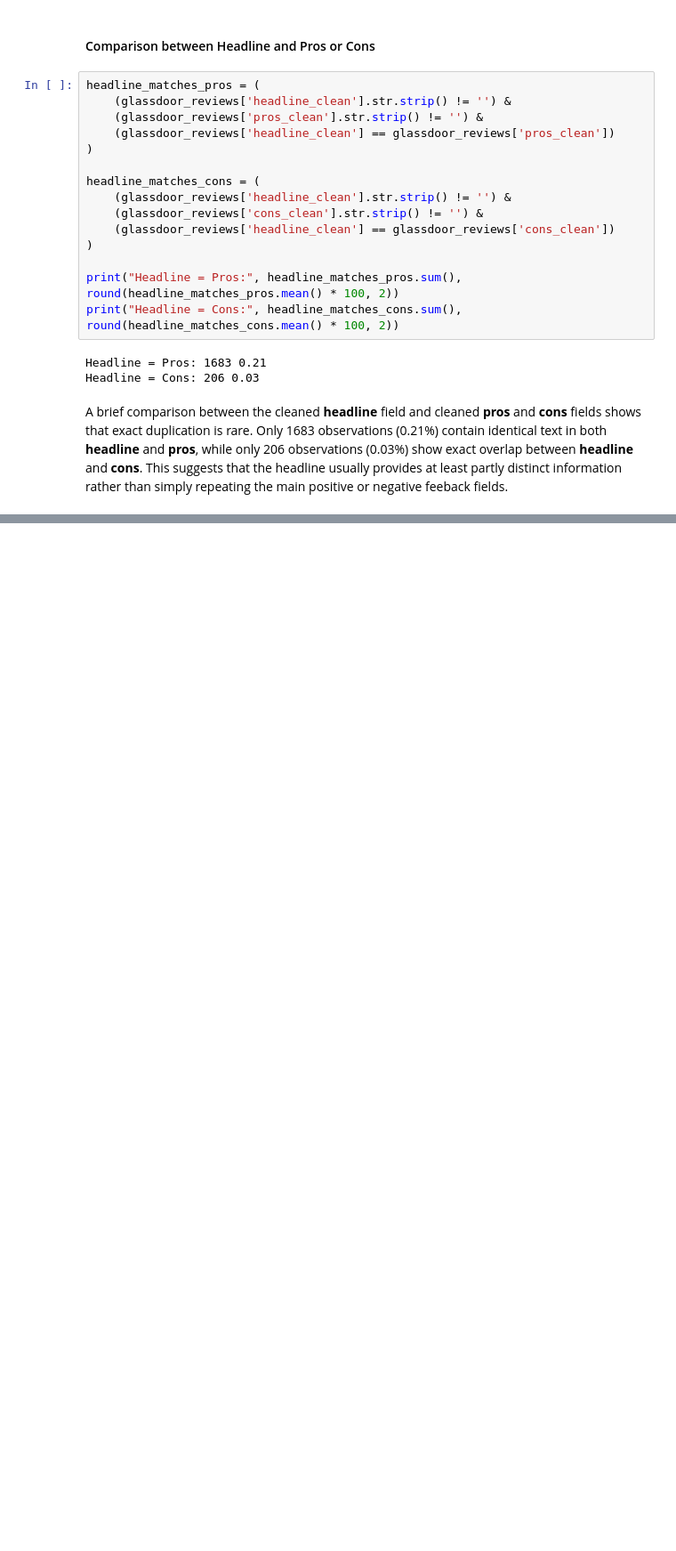
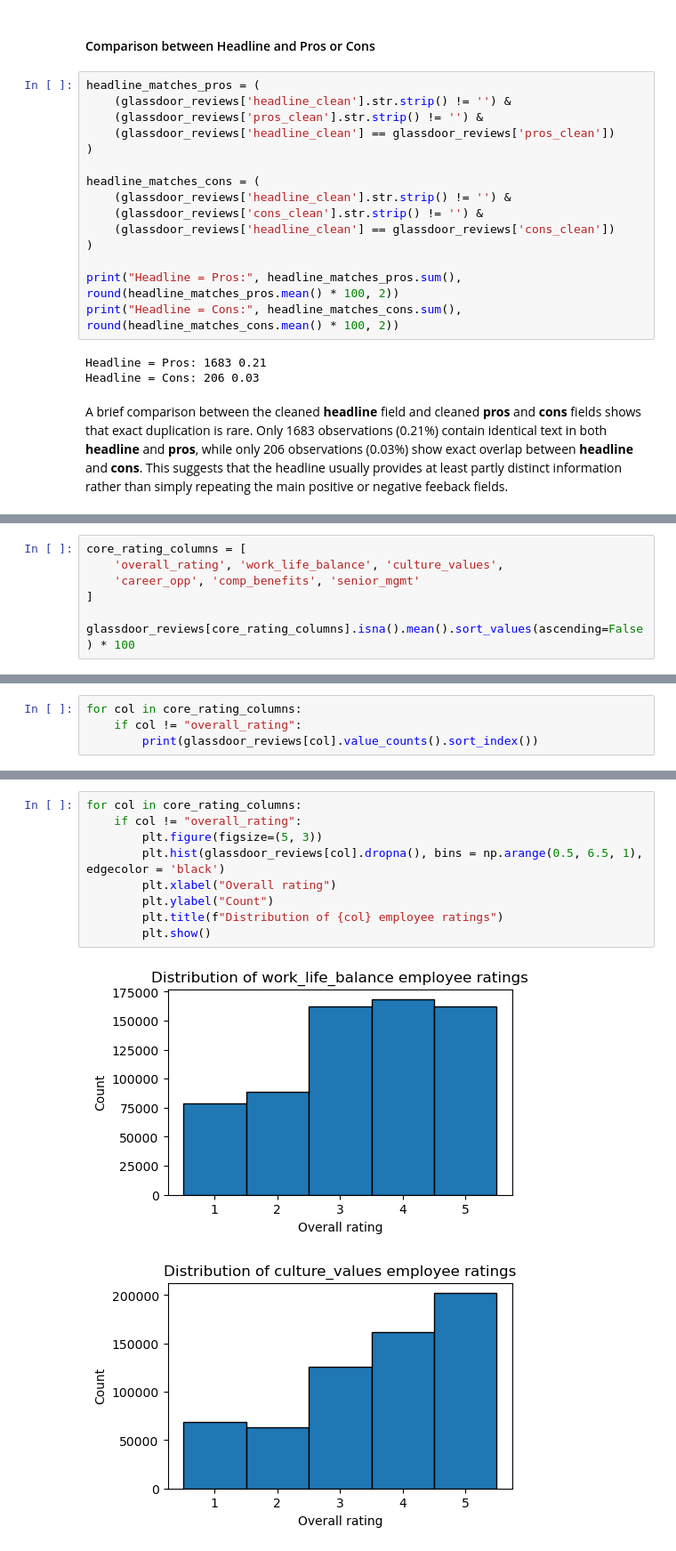
Before and after one commit to YoanaHadzhidimitrova/employee_review_analysis, a Jupyter notebook: employee_review_analysis.ipynb, the cells around one changed output, grey strips where cells are left out. Shown at 89% size. Drawn from its saved outputs; the diff is of its cells as text; blank space fills up the shorter version.

```diff
--- a/employee_review_analysis.ipynb
+++ b/employee_review_analysis.ipynb
@@ -1020,0 +1025,7 @@ A brief comparison between the cleaned **headline** field and cleaned **pros** a
+# %%
+core_rating_columns = [
+    'overall_rating', 'work_life_balance', 'culture_values',
+    'career_opp', 'comp_benefits', 'senior_mgmt'
+]
+
+glassdoor_reviews[core_rating_columns].isna().mean().sort_values(ascending=False) * 100
@@ -1022,0 +1080,4 @@ Overall, the preprocessing stage showed that the dataset is rich and innformativ
+# %%
+for col in core_rating_columns:
+    if col != "overall_rating":
+        print(glassdoor_reviews[col].value_counts().sort_index())
@@ -1022,0 +1102,12 @@ Overall, the preprocessing stage showed that the dataset is rich and innformativ
+# %%
+for col in core_rating_columns:
+    if col != "overall_rating":
+        plt.figure(figsize=(5, 3))
+        plt.hist(glassdoor_reviews[col].dropna(), bins = np.arange(0.5, 6.5, 1), edgecolor = 'black')
+        plt.xlabel("Overall rating")
+        plt.ylabel("Count")
+        plt.title(f"Distribution of {col} employee ratings")
+        plt.show()
+# %% [output]
+[figure, added]
+[figure, added]
```
Also changed, not shown: parts of 57 cells of this notebook.
